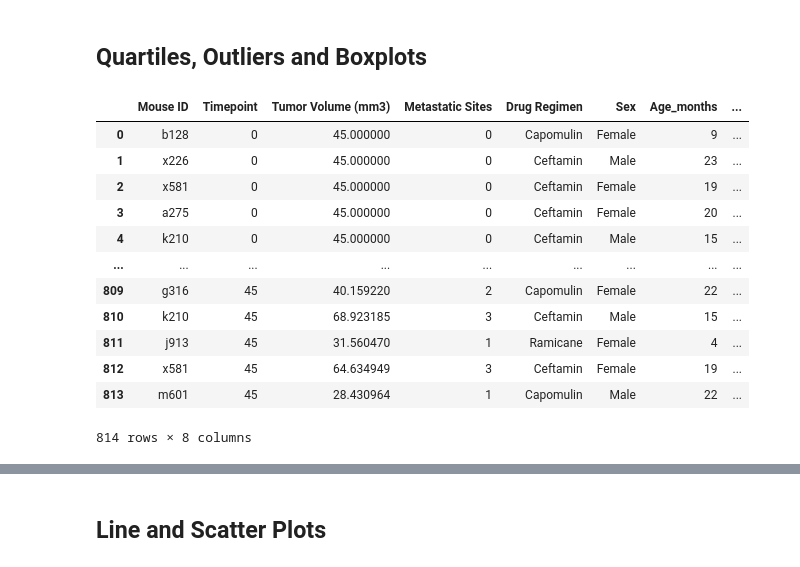
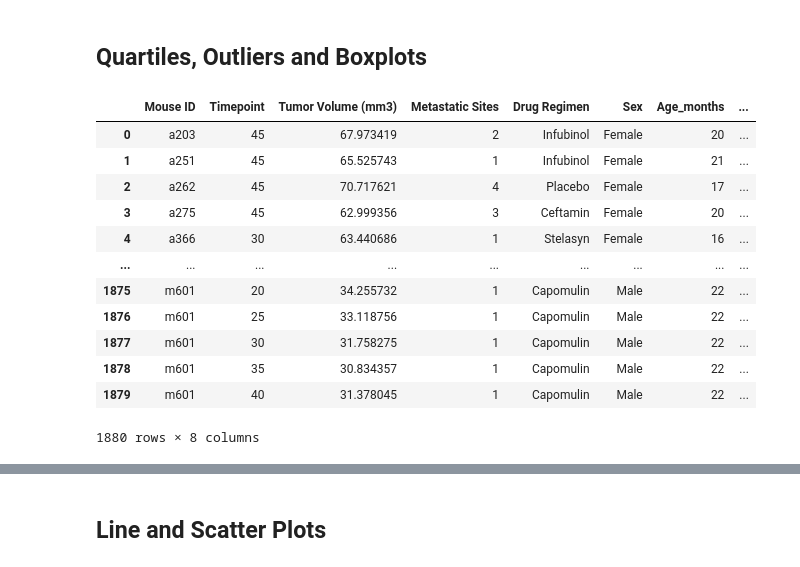
Before and after one commit to deobandana/matplotlib-challenge, a Jupyter notebook: Pymaceuticals/homework.ipynb, the cells around one changed output, grey strips where cells are left out. Cells and saved outputs as stored; diff of their text form; code cells hidden in the pictures.

```diff
--- a/Pymaceuticals/homework.ipynb
+++ b/Pymaceuticals/homework.ipynb
@@ -180,28 +180,29 @@ plt.show()
 # %%
 # Calculate the final tumor volume of each mouse across four of the treatment regimens:
 # Capomulin, Ramicane, Infubinol, and Ceftamin
-top_regimen = combine_df[combine_df['Drug Regimen'].isin(["Capomulin", "Ramicane", "Infubinol", "Ceftamin"])]
+#top_regimen = combine_df[combine_df['Drug Regimen'].isin(["Capomulin", "Ramicane", "Infubinol", "Ceftamin"])]
 
 # Start by getting the last (greatest) timepoint for each mouse
-top_regimen_sort = top_regimen.sort_values(['Timepoint'], ascending=True)
-
-
+top_regimen_sort = clean_df.groupby(['Mouse ID'])['Timepoint'].max()
+top_regimen_sort =top_regimen_sort.reset_index()
+top_regimen_sort
+#clean_df
 
 
 # # Merge this group df with the original dataframe to get the tumor volume at the last timepoint
-Final_data = pd.merge(top_regimen_sort,top_regimen )
+Final_data = pd.merge(top_regimen_sort,clean_df,on=["Mouse ID","Timepoint"],how="right" )
 Final_data
 # %% [output]
 |  | Mouse ID | Timepoint | Tumor Volume (mm3) | Metastatic Sites | Drug Regimen | Sex | Age_months | ... |
-| 0 | b128 | 0 | 45.000000 | 0 | Capomulin | Female | 9 | ... |
-| 1 | x226 | 0 | 45.000000 | 0 | Ceftamin | Male | 23 | ... |
-| 2 | x581 | 0 | 45.000000 | 0 | Ceftamin | Female | 19 | ... |
-| 3 | a275 | 0 | 45.000000 | 0 | Ceftamin | Female | 20 | ... |
-| 4 | k210 | 0 | 45.000000 | 0 | Ceftamin | Male | 15 | ... |
+| 0 | a203 | 45 | 67.973419 | 2 | Infubinol | Female | 20 | ... |
+| 1 | a251 | 45 | 65.525743 | 1 | Infubinol | Female | 21 | ... |
+| 2 | a262 | 45 | 70.717621 | 4 | Placebo | Female | 17 | ... |
+| 3 | a275 | 45 | 62.999356 | 3 | Ceftamin | Female | 20 | ... |
+| 4 | a366 | 30 | 63.440686 | 1 | Stelasyn | Female | 16 | ... |
 | ... | ... | ... | ... | ... | ... | ... | ... | ... |
-| 809 | g316 | 45 | 40.159220 | 2 | Capomulin | Female | 22 | ... |
-| 810 | k210 | 45 | 68.923185 | 3 | Ceftamin | Male | 15 | ... |
-| 811 | j913 | 45 | 31.560470 | 1 | Ramicane | Female | 4 | ... |
-| 812 | x581 | 45 | 64.634949 | 3 | Ceftamin | Female | 19 | ... |
-| 813 | m601 | 45 | 28.430964 | 1 | Capomulin | Male | 22 | ... |
+| 1875 | m601 | 20 | 34.255732 | 1 | Capomulin | Male | 22 | ... |
+| 1876 | m601 | 25 | 33.118756 | 1 | Capomulin | Male | 22 | ... |
+| 1877 | m601 | 30 | 31.758275 | 1 | Capomulin | Male | 22 | ... |
+| 1878 | m601 | 35 | 30.834357 | 1 | Capomulin | Male | 22 | ... |
+| 1879 | m601 | 40 | 31.378045 | 1 | Capomulin | Male | 22 | ... |
-814 rows × 8 columns
+1880 rows × 8 columns
```
Also changed, not shown: parts of 10 cells of this notebook, 3 other files.
